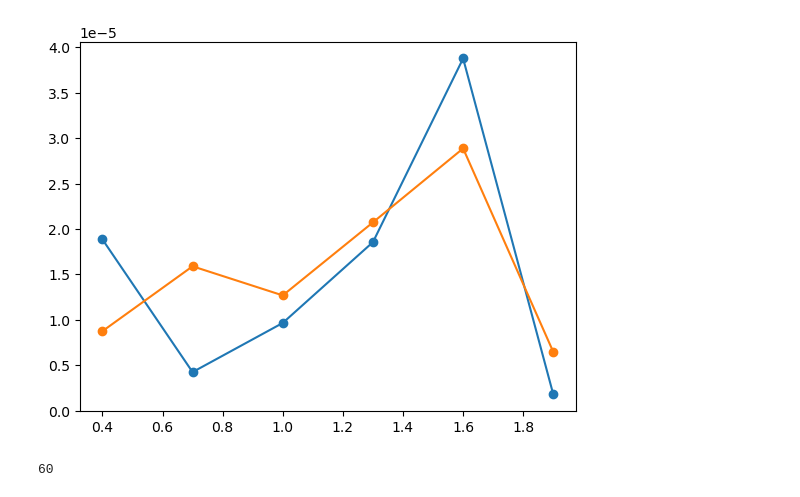
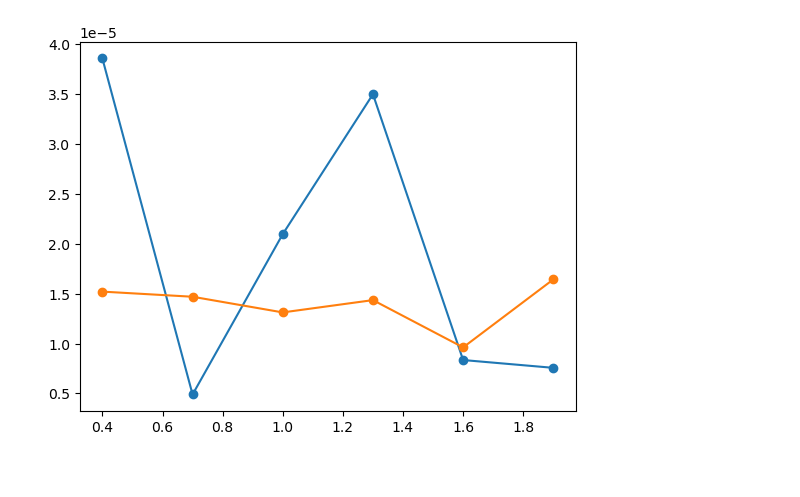
Before and after one commit to JiPang22/cell2, a Jupyter notebook: aa.ipynb, the cells around one changed output. Drawn from its saved outputs; the diff is of its cells as text; code cells hidden in the pictures.

```diff
--- a/aa.ipynb
+++ b/aa.ipynb
@@ -0,0 +1,32 @@
+# %%
+import numpy as np
+import pandas as pd
+import matplotlib.pyplot as plt
+
+om_ext = [0.4, 0.7, 1.0, 1.3, 1.6, 1.9]   #외부 주파수
+F = [30, 60, 90, 120]   #외부 힘
+A_om = np.zeros(6)
+
+
+dt = 1.e-7
+
+for n in range(3,4):  #힘 인덱스
+    for k in range(6):  #주파수 인덱스
+
+        df = pd.read_csv(f'{F[n]}/C1Trace0000{k}.csv',sep=',',skiprows=50006)   #50006까지 데이터 스킵
+
+        time = df.iloc[:,0]
+        voltage = df.iloc[:,1]
+
+        sumRE = 0
+        sumIM = 0
+
+
+        for i in range(50000):
+
+            sumRE += dt * voltage[i] * np.cos(om_ext[k] * time[i])
+            sumIM += dt * voltage[i] * np.sin(om_ext[k] * time[i])
+
+        A_om[k] = np.sqrt(sumRE ** 2 + sumIM ** 2)  #주파수 반응 저장
+
+    plt.plot(om_ext, A_om,marker='o', label=f'F = {F[n]}')
@@ -1,38 +35,34 @@
 # %%
 import numpy as np
 import pandas as pd
 import matplotlib.pyplot as plt
 
-om_ext = [0.4, 0.7, 1.0, 1.3, 1.6, 1.9]
-F = [30, 60, 90, 120]
+om_ext = [0.4, 0.7, 1.0, 1.3, 1.6, 1.9]   #외부 주파수
+F = [30, 60, 90, 120]   #외부 힘
 A_om = np.zeros(6)
 
 
 dt = 1.e-7
 
-for n in range(2):
-    for k in range(6):
+for n in range(2,4):  #힘 인덱스
+    for k in range(6):  #주파수 인덱스
 
-        df = pd.read_csv(f'{F[n]}/C1Trace0000{k}.csv',sep=',',skiprows=50006)
+        df = pd.read_csv(f'{F[n]}/C1Trace0000{k}.csv',sep=',',skiprows=50006)   #50006까지 데이터 스킵
 
         time = df.iloc[:,0]
         voltage = df.iloc[:,1]
 
         sumRE = 0
         sumIM = 0
 
 
         for i in range(50000):
 
             sumRE += dt * voltage[i] * np.cos(om_ext[k] * time[i])
             sumIM += dt * voltage[i] * np.sin(om_ext[k] * time[i])
 
-        A_om[k] = np.sqrt(sumRE ** 2 + sumIM ** 2)
+        A_om[k] = np.sqrt(sumRE ** 2 + sumIM ** 2)  #주파수 반응 저장
 
     plt.plot(om_ext, A_om,marker='o')
 # %% [output]
-[figure, old version]
+[figure, new version]
-# %%
-print(f'{F[1]}')
-# %% [output]
-60
```
Also changed, not shown: parts of 1 cell of this notebook.
